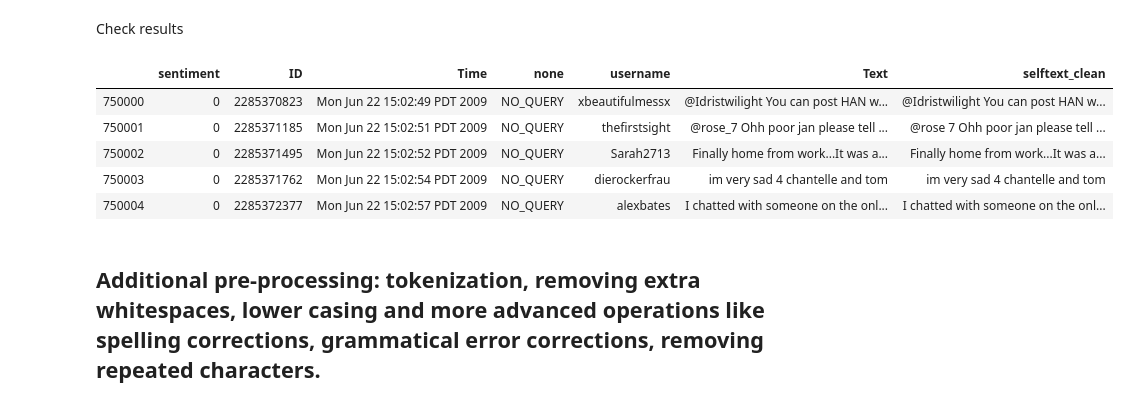
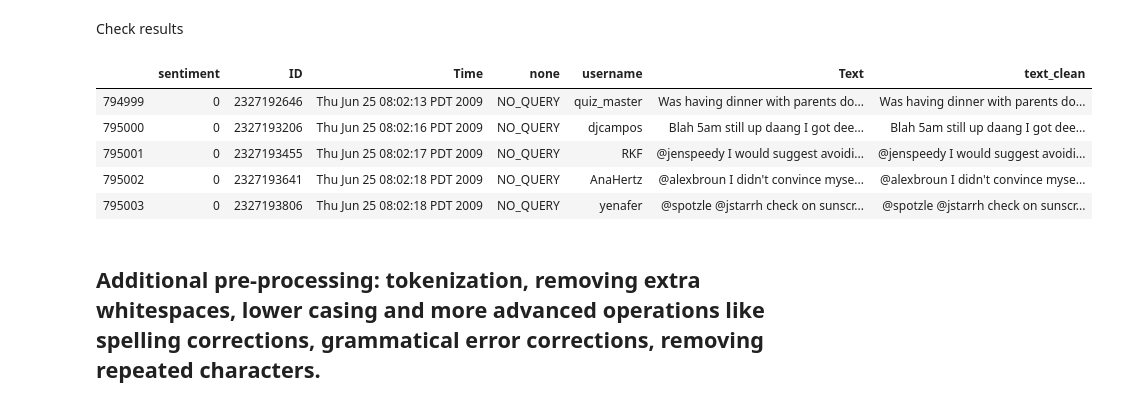
Before and after one commit to 3dspace/language-processing-lifecycle-fall2019, a Jupyter notebook: csml1010pgraydec9.ipynb, the cells around one changed output. Drawn from its saved outputs; the diff is of its cells as text; code cells hidden in the pictures.

```diff
--- a/csml1010pgraydec9.ipynb
+++ b/csml1010pgraydec9.ipynb
@@ -87,0 +77,6 @@ dtype: int64
+# %%
+dev_data_size = 10000
+start_row = int(800000-(dev_data_size/2))-1
+finish_row = int(800000+(dev_data_size/2))-1
+df_sm = df[start_row:finish_row]
+df_sm.count()
@@ -120,8 +119,11 @@ array(['Back to office to empty aircon water tank  empty office gives too much t
 # %%
 import re
 def clean(s):
-    s = s.replace(r'<lb>', "\n")
+    s = str(s).replace(r'<lb>', "\n")
     s = s.replace(r'<tab>', "\i")
+
+    # As a sanity check - s = s.replace(r'W', "Q")
+
     s = re.sub(r'<br */*>', "\n", s)
     s = s.replace("&lt;", "<").replace("&gt;", ">").replace("&amp;", "&")
     s = s.replace("&amp;", "&")
@@ -139,8 +139,10 @@ df["selftext_clean"] = ''
+# %%
+df_sm["text_clean"] = ''
 # %% [markdown]
 # Iterate and clean
 # %%
-for i, row in df.iterrows():
-    if i % 10000 == 0:
+for i, row in df_sm.iterrows():
+    if i % 1000 == 0:
             print('processed:'.format(i), i)
-    df.at[i, "selftext_clean"] = clean(row.Text)
+    df_sm.at[i, "text_clean"] = clean(row.Text)
 # %% [output]
@@ -157,14 +150,14 @@ processed: 840000
 # %% [markdown]
 Check results
 # %%
-df.head()
+df_sm.head()
 # %% [output]
-|  | sentiment | ID | Time | none | username | Text | selftext_clean |
-| 750000 | 0 | 2285370823 | Mon Jun 22 15:02:49 PDT 2009 | NO_QUERY | xbeautifulmessx | @Idristwilight You can post HAN w... | @Idristwilight You can post HAN w... |
-| 750001 | 0 | 2285371185 | Mon Jun 22 15:02:51 PDT 2009 | NO_QUERY | thefirstsight | @rose_7 Ohh poor jan please tell ... | @rose 7 Ohh poor jan please tell ... |
-| 750002 | 0 | 2285371495 | Mon Jun 22 15:02:52 PDT 2009 | NO_QUERY | Sarah2713 | Finally home from work...It was a... | Finally home from work...It was a... |
-| 750003 | 0 | 2285371762 | Mon Jun 22 15:02:54 PDT 2009 | NO_QUERY | dierockerfrau | im very sad 4 chantelle and tom | im very sad 4 chantelle and tom |
-| 750004 | 0 | 2285372377 | Mon Jun 22 15:02:57 PDT 2009 | NO_QUERY | alexbates | I chatted with someone on the onl... | I chatted with someone on the onl... |
+|  | sentiment | ID | Time | none | username | Text | text_clean |
+| 794999 | 0 | 2327192646 | Thu Jun 25 08:02:13 PDT 2009 | NO_QUERY | quiz_master | Was having dinner with parents do... | Was having dinner with parents do... |
+| 795000 | 0 | 2327193206 | Thu Jun 25 08:02:16 PDT 2009 | NO_QUERY | djcampos | Blah 5am still up daang I got dee... | Blah 5am still up daang I got dee... |
+| 795001 | 0 | 2327193455 | Thu Jun 25 08:02:17 PDT 2009 | NO_QUERY | RKF | @jenspeedy I would suggest avoidi... | @jenspeedy I would suggest avoidi... |
+| 795002 | 0 | 2327193641 | Thu Jun 25 08:02:18 PDT 2009 | NO_QUERY | AnaHertz | @alexbroun I didn't convince myse... | @alexbroun I didn't convince myse... |
+| 795003 | 0 | 2327193806 | Thu Jun 25 08:02:18 PDT 2009 | NO_QUERY | yenafer | @spotzle @jstarrh check on sunscr... | @spotzle @jstarrh check on sunscr... |
 # %% [markdown]
 ## Additional pre-processing: tokenization, removing extra whitespaces, lower casing and more advanced operations like spelling corrections, grammatical error corrections, removing repeated characters.
 # %%
```
Also changed, not shown: parts of 20 cells of this notebook.
